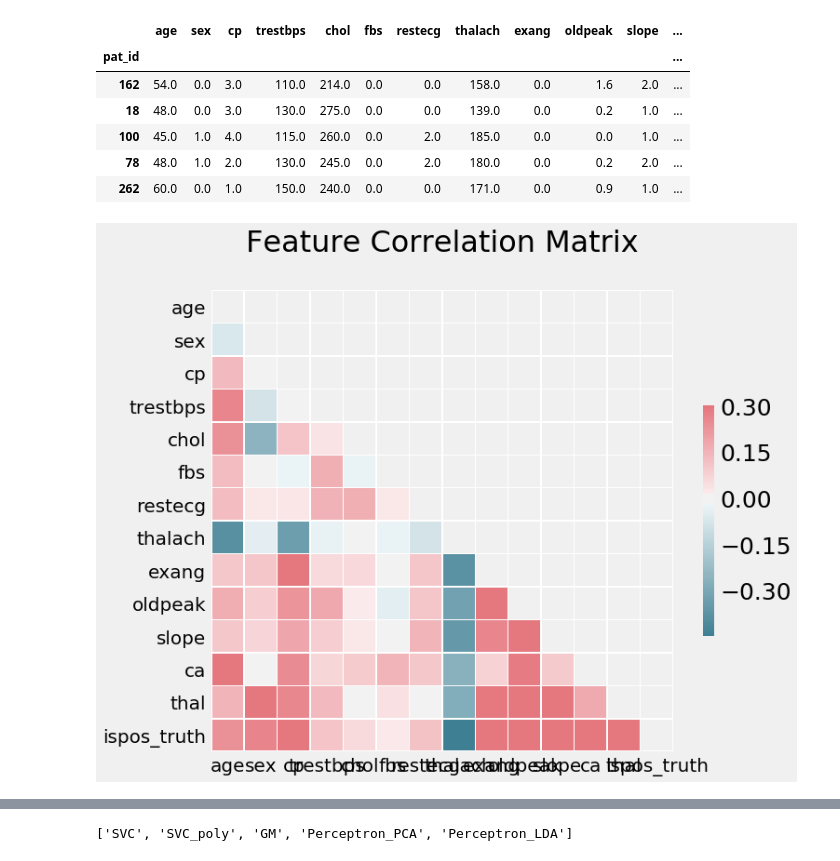
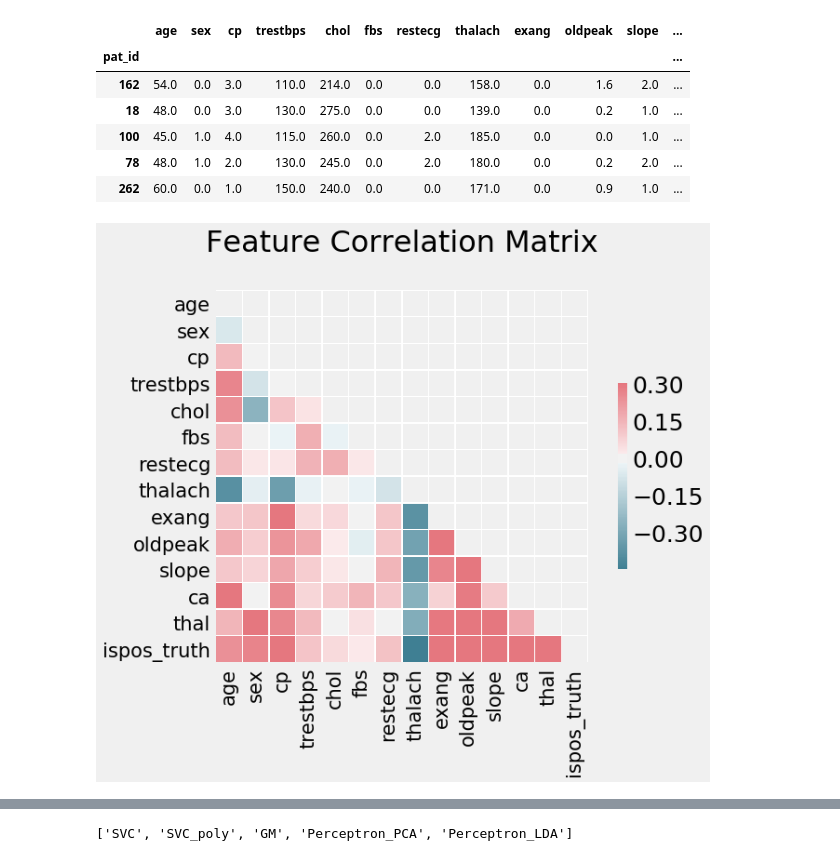
Before and after one commit to TychonautVII/heart_disease_dm, a Jupyter notebook: heart_disease/playground.ipynb, the cells around one changed output, grey strips where cells are left out. Cells and saved outputs as stored; diff of their text form; code cells hidden in the pictures.

```diff
--- a/heart_disease/playground.ipynb
+++ b/heart_disease/playground.ipynb
@@ -72,14 +72,15 @@ data_df.head()
 # %%
 hdp.correlation_matrix(data_df)
 cax = plt.gcf().axes[-1]
 cax.tick_params(labelsize=label_axissize)
 plt.title("Feature Correlation Matrix\n")
-plt.tick_params(labelsize=label_axissize-5)
+plt.tick_params(labelsize=21)
+plt.xticks(rotation=90)
 plt.tight_layout()
 plt.savefig(plot_path + 'correlation.png')
 plt.show()
 # %% [output]
-[figure, old version]
+[figure, new version]
 # %%
 clean_df = hdpp.DataCleaner(data_path+'meta_data.csv').get_clean_dataframe(data_df)
 # %%
```
Also changed, not shown: parts of 4 cells of this notebook.
